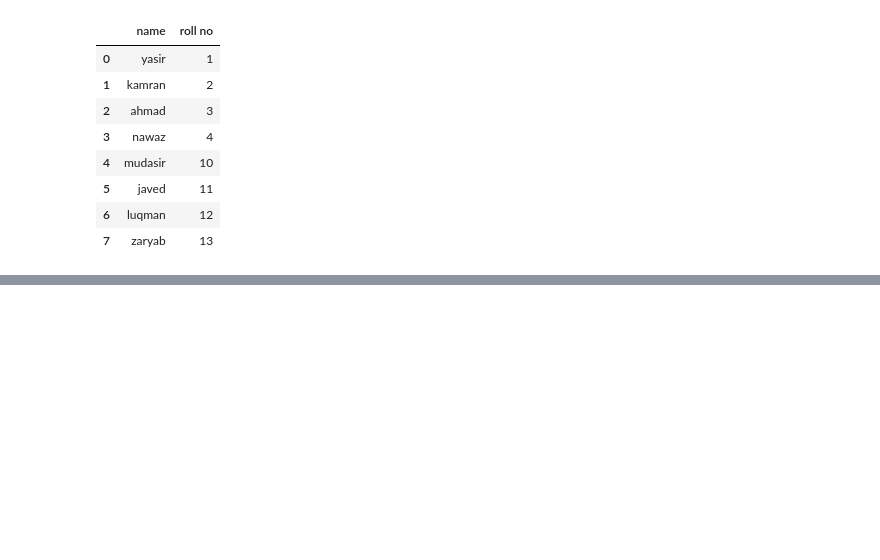
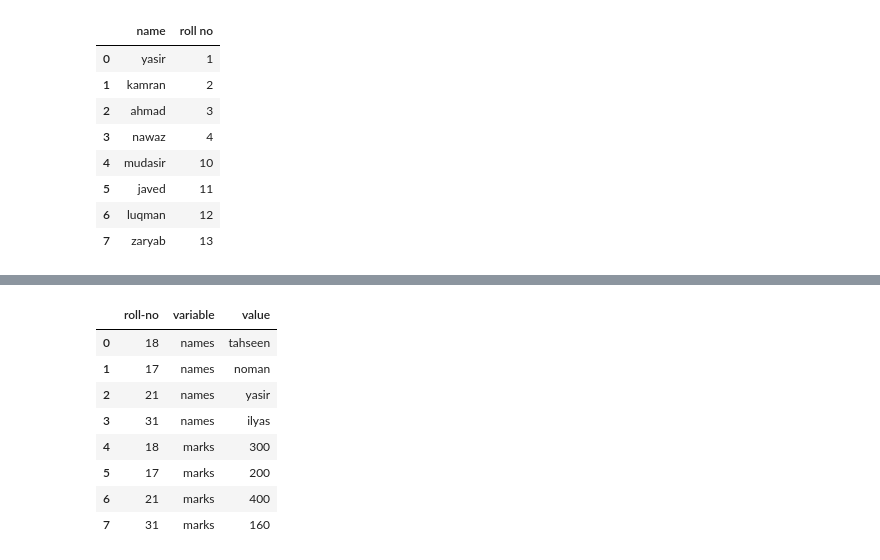
Before and after one commit to tahseen2003/python, a Jupyter notebook: practice.ipynb, the cells around one changed output, grey strips where cells are left out. Saved outputs shown, nothing was run; the diff lists cells and outputs as text; code cells hidden in the pictures; blank space fills up the shorter version.

```diff
--- a/practice.ipynb
+++ b/practice.ipynb
@@ -635,3 +647,6 @@ result
 | 5 | javed | 11 |
 | 6 | luqman | 12 |
 | 7 | zaryab | 13 |
+# %%
+melt=pd.DataFrame({"names":["tahseen","noman","yasir","ilyas"],"roll-no":[18,17,21,31],"marks":[300,200,400,160]})
+melt
@@ -637,0 +659,13 @@ result
+# %%
+
+pd.melt(melt,id_vars=["roll-no"])
+# %% [output]
+|  | roll-no | variable | value |
+| 0 | 18 | names | tahseen |
+| 1 | 17 | names | noman |
+| 2 | 21 | names | yasir |
+| 3 | 31 | names | ilyas |
+| 4 | 18 | marks | 300 |
+| 5 | 17 | marks | 200 |
+| 6 | 21 | marks | 400 |
+| 7 | 31 | marks | 160 |
```
Also changed, not shown: parts of 7 cells of this notebook, 1 other file.
